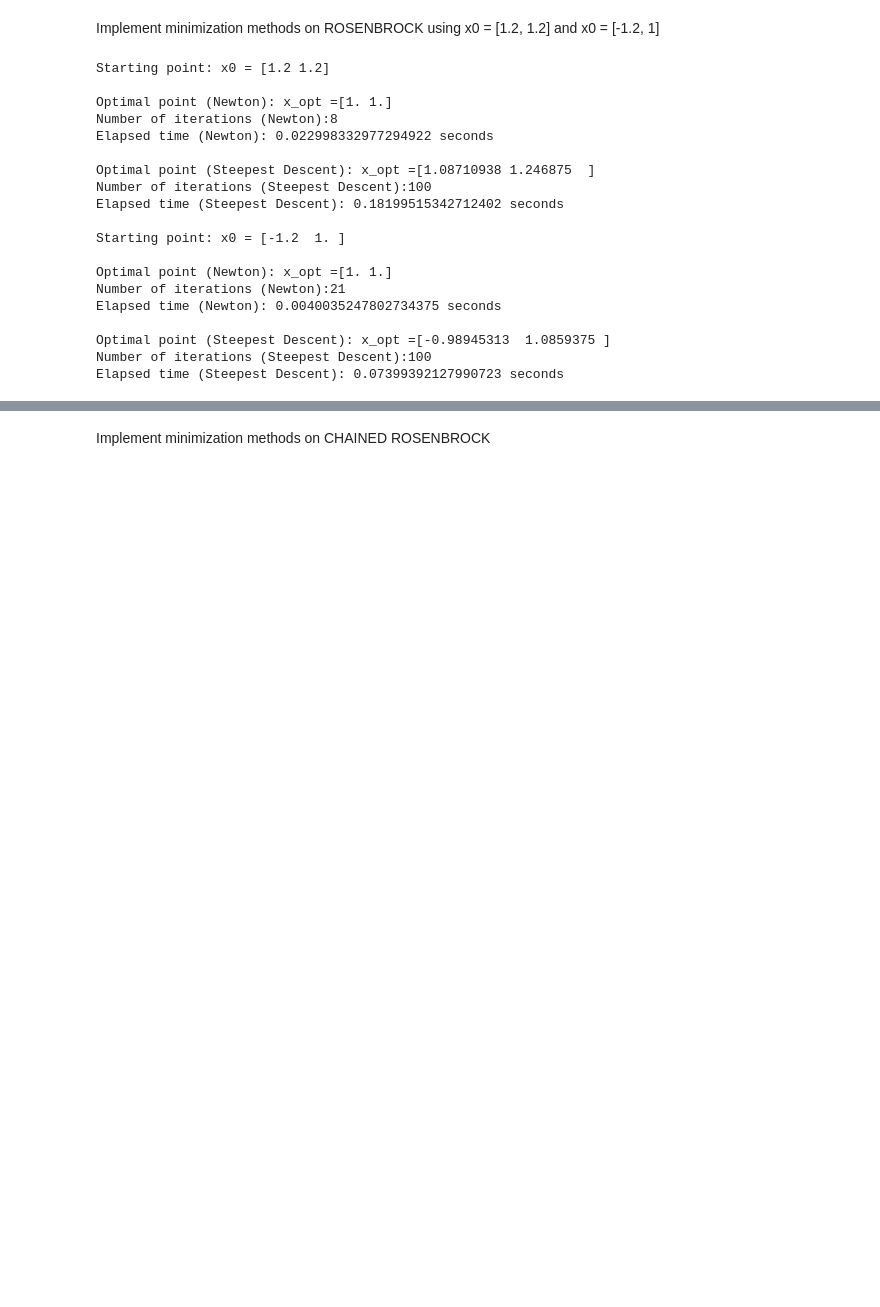
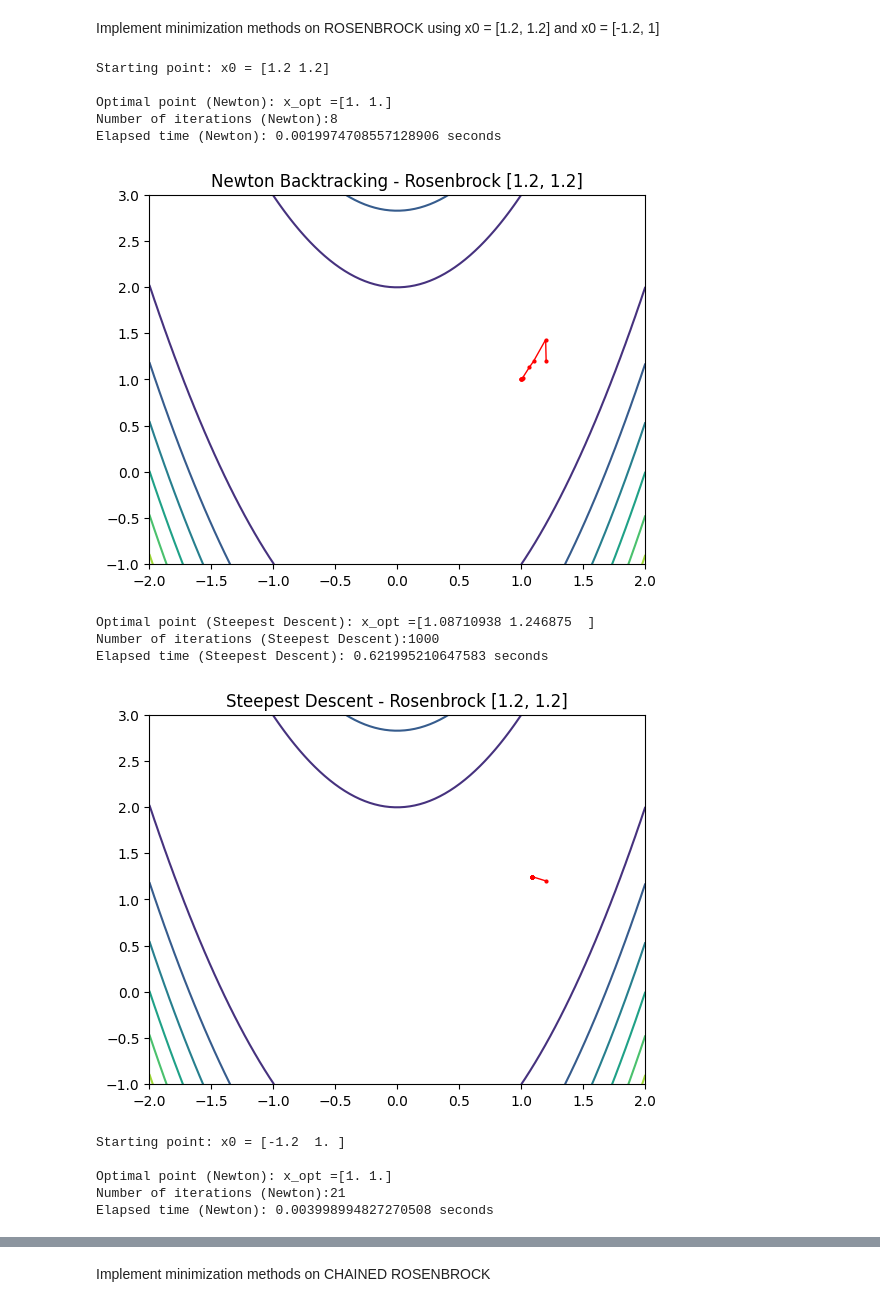
Before and after one commit to codeowlers/unconstrained-optimzation, a Jupyter notebook: main-script copy.ipynb, the cells around one changed output, grey strips where cells are left out. Drawn from its saved outputs; the diff is of its cells as text; code cells hidden in the pictures; blank space fills up the shorter version.

Commit message:
Add plot function

```diff
--- a/main-script copy.ipynb
+++ b/main-script copy.ipynb
@@ -25,51 +12,59 @@ x0 = np.array([1.2, 1.2])
 print("Starting point: x0 =", x0,'\n')
 
 # Find the optimal point, number of iterations, and elapsed time using the newton_back_tracking method
-x_opt, iter, elapsed_time = newton_back_tracking(x0, rosenbrock, rosenbrock_gradient, rosenbrock_hessian, epsilon=1e-8, max_iter=100, c=1e-4, rho=0.5)
+x_opt, iter, elapsed_time, x_vals = newton_back_tracking(x0, rosenbrock, rosenbrock_gradient, rosenbrock_hessian, epsilon=1e-8, max_iter=1000, c=1e-4, rho=0.5)
 
 # Print the results
 results_out('Newton',x_opt,iter,elapsed_time)
 
+plot(rosenbrock, x_vals,'Newton Backtracking - Rosenbrock [1.2, 1.2]')
+
+
 # Find the optimal point, number of iterations, and elapsed time using the steepest_descent_back_tracking method
 # x_opt, iter, elapsed_time = steepest_descent_back_tracking(x0,c=1e-4, rho=0.5)
 
-x_opt, iter, elapsed_time = steepest_descent_back_tracking(x0,rosenbrock, rosenbrock_gradient, epsilon=1e-8, max_iter=100, c=1e-4, rho=0.5)
+x_opt, iter, elapsed_time, x_vals = steepest_descent_back_tracking(x0,rosenbrock, rosenbrock_gradient, epsilon=1e-8, max_iter=1000, c=1e-4, rho=0.5)
 # Print the results
 results_out('Steepest Descent',x_opt,iter,elapsed_time)
+# Plot contour
+plot(rosenbrock, x_vals,'Steepest Descent - Rosenbrock [1.2, 1.2]')
+
+
 
 # Set the second starting point x0 = [-1.2, 1]
 x0 = np.array([-1.2, 1])
 
 # Print the starting point
 print("Starting point: x0 =", x0,'\n')
 
 # Find the optimal point, number of iterations, and elapsed time using the newton_back_tracking method
-x_opt, iter, elapsed_time = newton_back_tracking(x0, rosenbrock, rosenbrock_gradient, rosenbrock_hessian, epsilon=1e-8, max_iter=100, c=1e-4, rho=0.5)
+x_opt, iter, elapsed_time, x_vals = newton_back_tracking(x0, rosenbrock, rosenbrock_gradient, rosenbrock_hessian, epsilon=1e-8, max_iter=1000, c=1e-4, rho=0.5)
+
 # Print the results
 results_out('Newton',x_opt,iter,elapsed_time)
+# Plot contour
+plot(rosenbrock, x_vals,'Newton Backtracking - Rosenbrock [-1.2, 1]')
 
 
 # Find the optimal point, number of iterations, and elapsed time using the steepest_descent_back_tracking method
-x_opt, iter, elapsed_time = steepest_descent_back_tracking(x0,rosenbrock, rosenbrock_gradient, epsilon=1e-8, max_iter=100, c=1e-4, rho=0.5)
+x_opt, iter, elapsed_time, x_vals = steepest_descent_back_tracking(x0,rosenbrock, rosenbrock_gradient, epsilon=1e-8, max_iter=1000, c=1e-4, rho=0.5)
 # Print the results
 results_out('Steepest Descent',x_opt,iter,elapsed_time)
+# Plot contour
+plot(rosenbrock, x_vals,'Steepest Descent - Rosenbrock [-1.2, 1]')
 # %% [output]
 Starting point: x0 = [1.2 1.2]
 
 Optimal point (Newton): x_opt =[1. 1.]
 Number of iterations (Newton):8
-Elapsed time (Newton): 0.022998332977294922 seconds
-
-Optimal point (Steepest Descent): x_opt =[1.08710938 1.246875  ]
-Number of iterations (Steepest Descent):100
-Elapsed time (Steepest Descent): 0.18199515342712402 seconds
-
-Starting point: x0 = [-1.2  1. ]
-
-Optimal point (Newton): x_opt =[1. 1.]
-Number of iterations (Newton):21
-Elapsed time (Newton): 0.0040035247802734375 seconds
-
-Optimal point (Steepest Descent): x_opt =[-0.98945313  1.0859375 ]
-Number of iterations (Steepest Descent):100
-Elapsed time (Steepest Descent): 0.07399392127990723 seconds
+Elapsed time (Newton): 0.0019974708557128906 seconds
+[figure, added]
+Optimal point (Steepest Descent): x_opt =[1.08710938 1.246875  ]
+Number of iterations (Steepest Descent):1000
+Elapsed time (Steepest Descent): 0.621995210647583 seconds
+[figure, added]
+Starting point: x0 = [-1.2  1. ]
+
+Optimal point (Newton): x_opt =[1. 1.]
+Number of iterations (Newton):21
+Elapsed time (Newton): 0.003998994827270508 seconds
```
Also changed, not shown: parts of 8 cells of this notebook, 3 other files.
